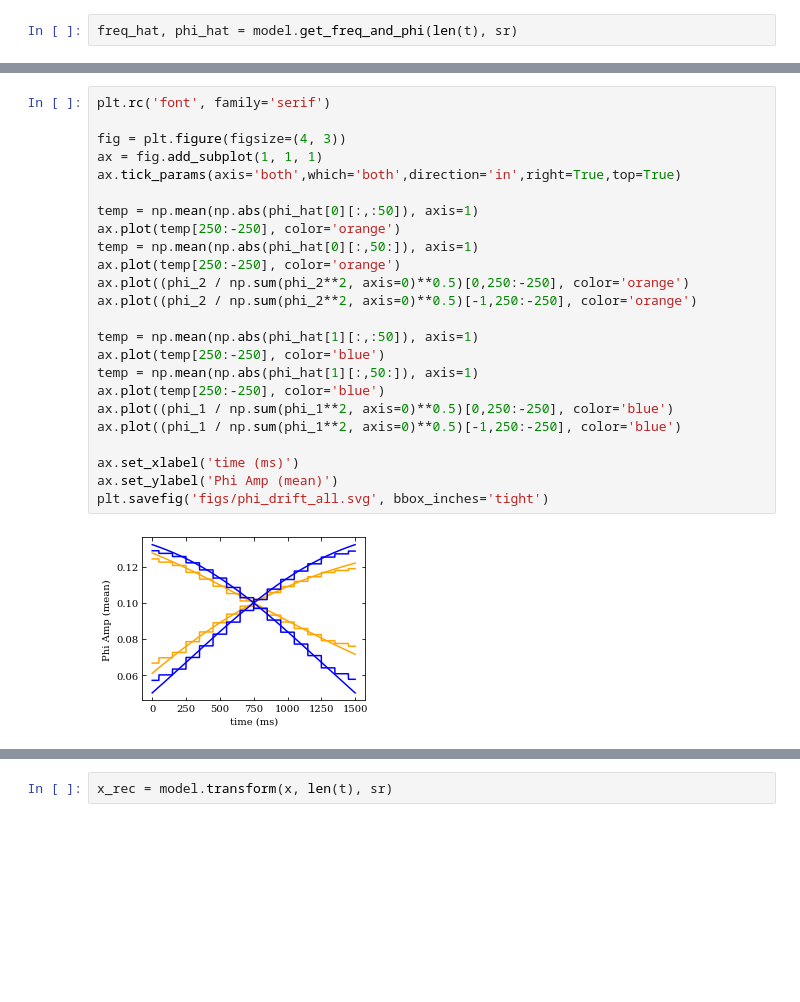
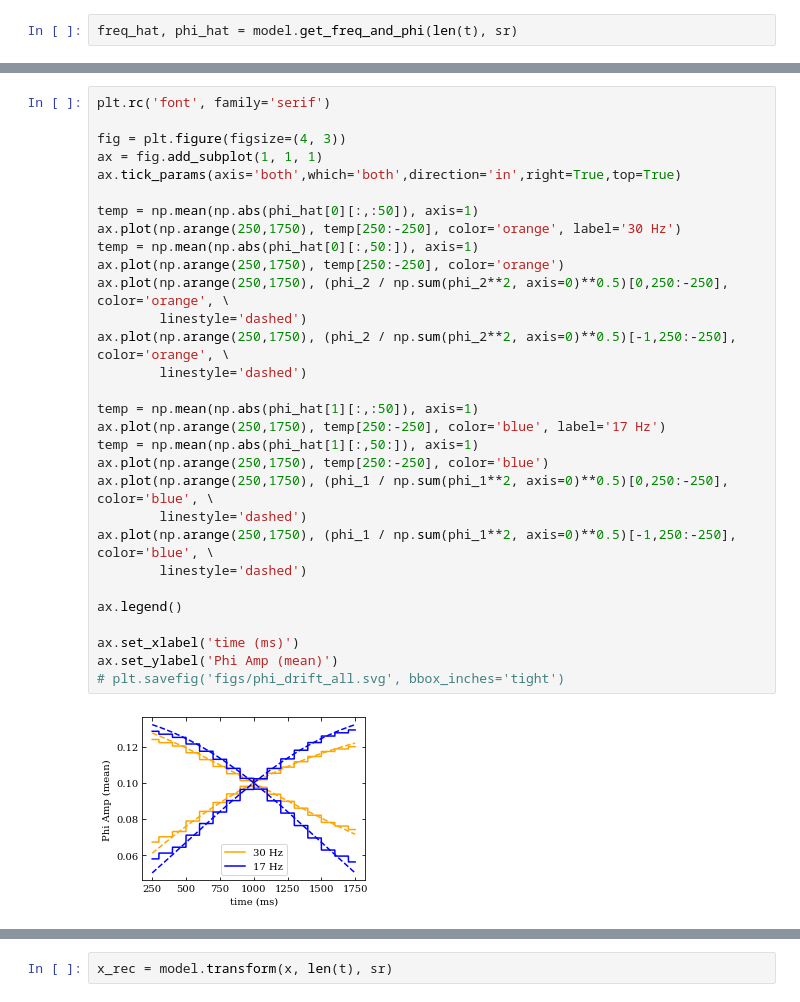
Before and after one commit to learning-2-learn/nsdmd, a Jupyter notebook: examples/spatial_drift_demo.ipynb, the cells around one changed output, grey strips where cells are left out. Drawn from its saved outputs; the diff is of its cells as text; blank space fills up the shorter version.

```diff
--- a/examples/spatial_drift_demo.ipynb
+++ b/examples/spatial_drift_demo.ipynb
@@ -158,26 +159,32 @@ plt.savefig('figs/phi_drift_17_fit.svg', bbox_inches='tight')
 # %%
 plt.rc('font', family='serif')
 
 fig = plt.figure(figsize=(4, 3))
 ax = fig.add_subplot(1, 1, 1)
 ax.tick_params(axis='both',which='both',direction='in',right=True,top=True)
 
 temp = np.mean(np.abs(phi_hat[0][:,:50]), axis=1)
-ax.plot(temp[250:-250], color='orange')
+ax.plot(np.arange(250,1750), temp[250:-250], color='orange', label='30 Hz')
 temp = np.mean(np.abs(phi_hat[0][:,50:]), axis=1)
-ax.plot(temp[250:-250], color='orange')
-ax.plot((phi_2 / np.sum(phi_2**2, axis=0)**0.5)[0,250:-250], color='orange')
-ax.plot((phi_2 / np.sum(phi_2**2, axis=0)**0.5)[-1,250:-250], color='orange')
+ax.plot(np.arange(250,1750), temp[250:-250], color='orange')
+ax.plot(np.arange(250,1750), (phi_2 / np.sum(phi_2**2, axis=0)**0.5)[0,250:-250], color='orange', \
+        linestyle='dashed')
+ax.plot(np.arange(250,1750), (phi_2 / np.sum(phi_2**2, axis=0)**0.5)[-1,250:-250], color='orange', \
+        linestyle='dashed')
 
 temp = np.mean(np.abs(phi_hat[1][:,:50]), axis=1)
-ax.plot(temp[250:-250], color='blue')
+ax.plot(np.arange(250,1750), temp[250:-250], color='blue', label='17 Hz')
 temp = np.mean(np.abs(phi_hat[1][:,50:]), axis=1)
-ax.plot(temp[250:-250], color='blue')
-ax.plot((phi_1 / np.sum(phi_1**2, axis=0)**0.5)[0,250:-250], color='blue')
-ax.plot((phi_1 / np.sum(phi_1**2, axis=0)**0.5)[-1,250:-250], color='blue')
+ax.plot(np.arange(250,1750), temp[250:-250], color='blue')
+ax.plot(np.arange(250,1750), (phi_1 / np.sum(phi_1**2, axis=0)**0.5)[0,250:-250], color='blue', \
+        linestyle='dashed')
+ax.plot(np.arange(250,1750), (phi_1 / np.sum(phi_1**2, axis=0)**0.5)[-1,250:-250], color='blue', \
+        linestyle='dashed')
+
+ax.legend()
 
 ax.set_xlabel('time (ms)')
 ax.set_ylabel('Phi Amp (mean)')
-plt.savefig('figs/phi_drift_all.svg', bbox_inches='tight')
+# plt.savefig('figs/phi_drift_all.svg', bbox_inches='tight')
 # %% [output]
-[figure, old version]
+[figure, new version]
```
Also changed, not shown: parts of 7 cells of this notebook, 6 other files.
